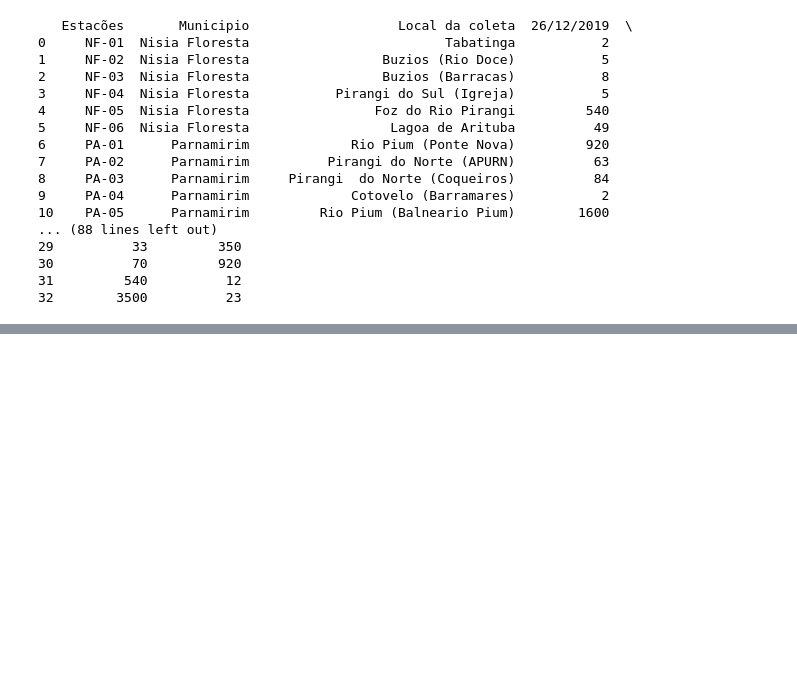
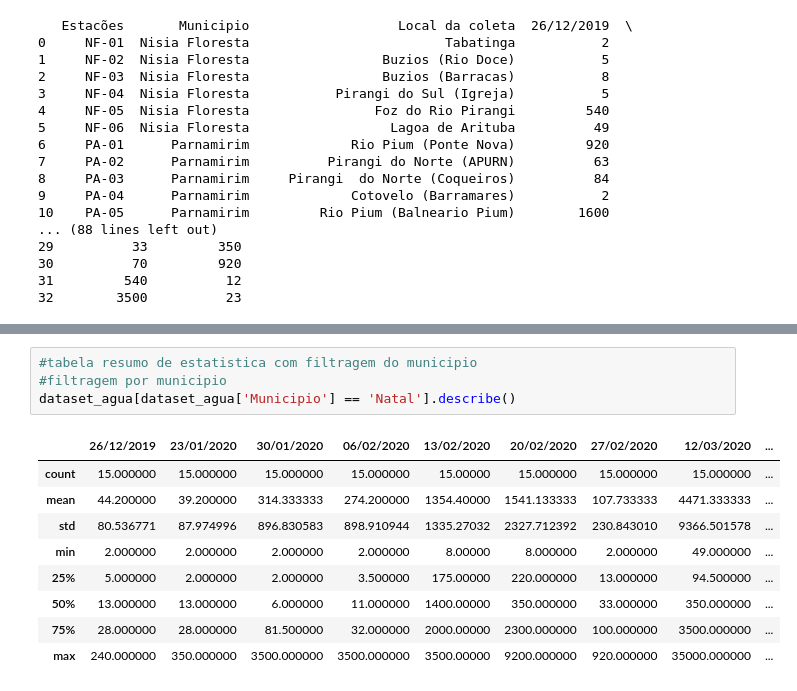
Before and after one commit to msouto/20232_Estatistica_para_Engenharia, a Jupyter notebook: Ex_2_Analise_de_dados_com_Python.ipynb, the cells around one changed output, grey strips where cells are left out. Saved outputs shown, nothing was run; the diff lists cells and outputs as text; blank space fills up the shorter version.

```diff
--- a/Ex_2_Analise_de_dados_com_Python.ipynb
+++ b/Ex_2_Analise_de_dados_com_Python.ipynb
@@ -52,0 +112,14 @@ dataset_agua.describe()
+# %%
+#tabela resumo de estatistica com filtragem do municipio
+#filtragem por municipio
+dataset_agua[dataset_agua['Municipio'] == 'Natal'].describe()
+# %% [output]
+|  | 26/12/2019 | 23/01/2020 | 30/01/2020 | 06/02/2020 | 13/02/2020 | 20/02/2020 | 27/02/2020 | 12/03/2020 | ... |
+| count | 15.000000 | 15.000000 | 15.000000 | 15.000000 | 15.00000 | 15.000000 | 15.000000 | 15.000000 | ... |
+| mean | 44.200000 | 39.200000 | 314.333333 | 274.200000 | 1354.40000 | 1541.133333 | 107.733333 | 4471.333333 | ... |
+| std | 80.536771 | 87.974996 | 896.830583 | 898.910944 | 1335.27032 | 2327.712392 | 230.843010 | 9366.501578 | ... |
+| min | 2.000000 | 2.000000 | 2.000000 | 2.000000 | 8.00000 | 8.000000 | 2.000000 | 49.000000 | ... |
+| 25% | 5.000000 | 2.000000 | 2.000000 | 3.500000 | 175.00000 | 220.000000 | 13.000000 | 94.500000 | ... |
+| 50% | 13.000000 | 13.000000 | 6.000000 | 11.000000 | 1400.00000 | 350.000000 | 33.000000 | 350.000000 | ... |
+| 75% | 28.000000 | 28.000000 | 81.500000 | 32.000000 | 2000.00000 | 2300.000000 | 100.000000 | 3500.000000 | ... |
+| max | 240.000000 | 350.000000 | 3500.000000 | 3500.000000 | 3500.00000 | 9200.000000 | 920.000000 | 35000.000000 | ... |
```
Also changed, not shown: parts of 4 cells of this notebook.
